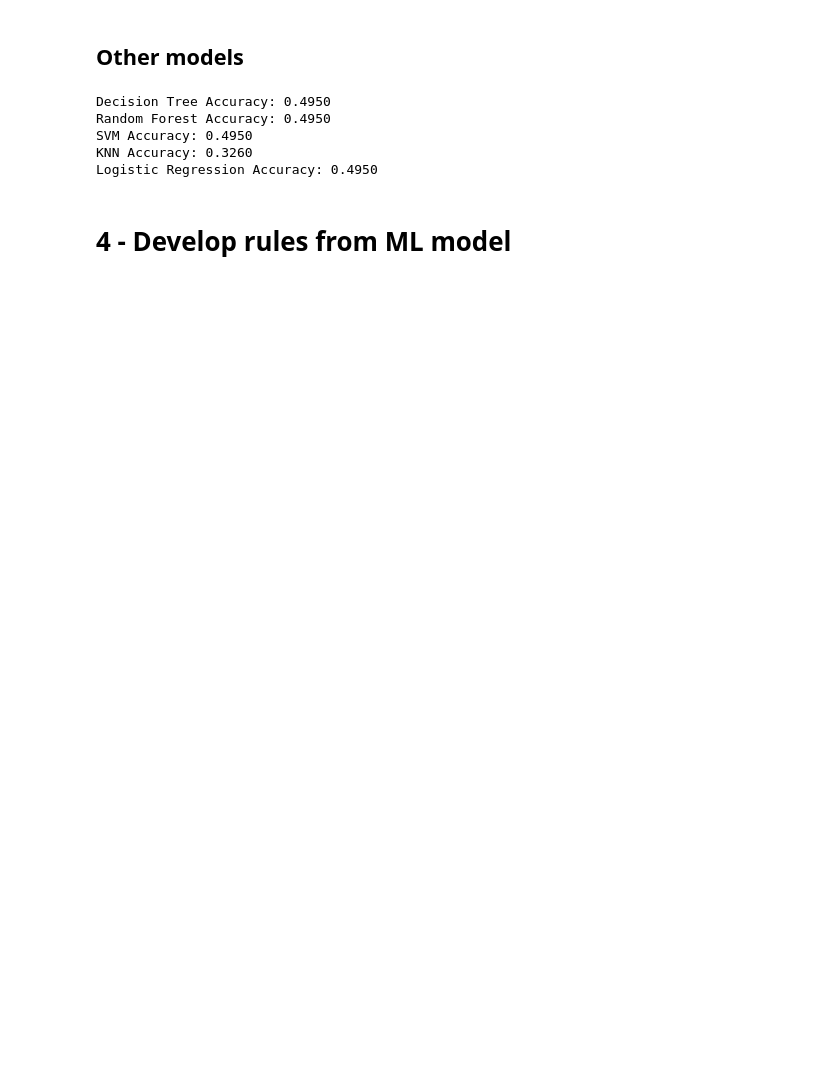
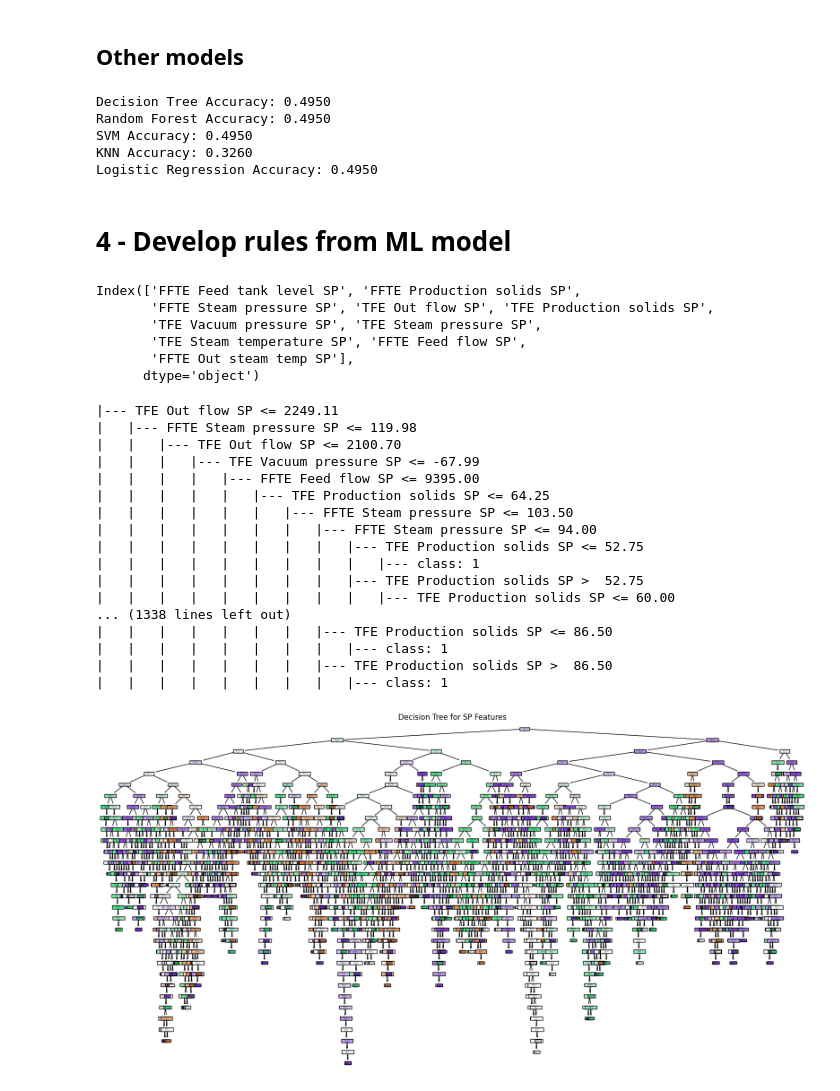
Before and after one commit to minhphan6624/COS40007, a Jupyter notebook: Portfolios/Portfolio04/main.ipynb, the cells around one changed output. Drawn from its saved outputs; the diff is of its cells as text; code cells hidden in the pictures; blank space fills up the shorter version.

Commit message:
Initial commit for week 5's work

```diff
--- a/Portfolios/Portfolio04/main.ipynb
+++ b/Portfolios/Portfolio04/main.ipynb
@@ -567,3 +567,63 @@ KNN Accuracy: 0.3260
 Logistic Regression Accuracy: 0.4950
 # %% [markdown]
 #  4 - Develop rules from ML model
+# %%
+# Read dataset
+
+df = pd.read_csv('vegemite_shuffled.csv')
+
+X = df.drop(columns=['Class'])
+y = df['Class']
+
+#Select only columns with "SP" in the name
+X = X.filter(like='SP')
+
+X.columns
+# %% [output]
+Index(['FFTE Feed tank level SP', 'FFTE Production solids SP',
+       'FFTE Steam pressure SP', 'TFE Out flow SP', 'TFE Production solids SP',
+       'TFE Vacuum pressure SP', 'TFE Steam pressure SP',
+       'TFE Steam temperature SP', 'FFTE Feed flow SP',
+       'FFTE Out steam temp SP'],
+      dtype='object')
+# %%
+# Train a decision tree model
+from sklearn.tree import DecisionTreeClassifier
+import matplotlib.pyplot as plt
+from sklearn.tree import export_text, plot_tree
+
+# Initialize the model
+model = DecisionTreeClassifier(random_state=42)
+
+# Train the model
+model.fit(X, y)
+
+tree_text = export_text(model, feature_names=X.columns.tolist())
+print(tree_text)
+
+# Visualize the decision tree
+plt.figure(figsize=(20, 10))
+# plot_tree(model, feature_names=X, class_names=[str(cls) for cls in model.classes_], filled=True)
+plot_tree(model, feature_names=X.columns, class_names=[str(cls) for cls in model.classes_], filled=True)
+
+plt.title("Decision Tree for SP Features")
+plt.show()
+# %% [output]
+|--- TFE Out flow SP <= 2249.11
+|   |--- FFTE Steam pressure SP <= 119.98
+|   |   |--- TFE Out flow SP <= 2100.70
+|   |   |   |--- TFE Vacuum pressure SP <= -67.99
+|   |   |   |   |--- FFTE Feed flow SP <= 9395.00
+|   |   |   |   |   |--- TFE Production solids SP <= 64.25
+|   |   |   |   |   |   |--- FFTE Steam pressure SP <= 103.50
+|   |   |   |   |   |   |   |--- FFTE Steam pressure SP <= 94.00
+|   |   |   |   |   |   |   |   |--- TFE Production solids SP <= 52.75
+|   |   |   |   |   |   |   |   |   |--- class: 1
+|   |   |   |   |   |   |   |   |--- TFE Production solids SP >  52.75
+|   |   |   |   |   |   |   |   |   |--- TFE Production solids SP <= 60.00
+... (1338 lines left out)
+|   |   |   |   |   |   |   |--- TFE Production solids SP <= 86.50
+|   |   |   |   |   |   |   |   |--- class: 1
+|   |   |   |   |   |   |   |--- TFE Production solids SP >  86.50
+|   |   |   |   |   |   |   |   |--- class: 1
+[figure, added]
```
Also changed, not shown: parts of 1 cell of this notebook, 32 other files.
